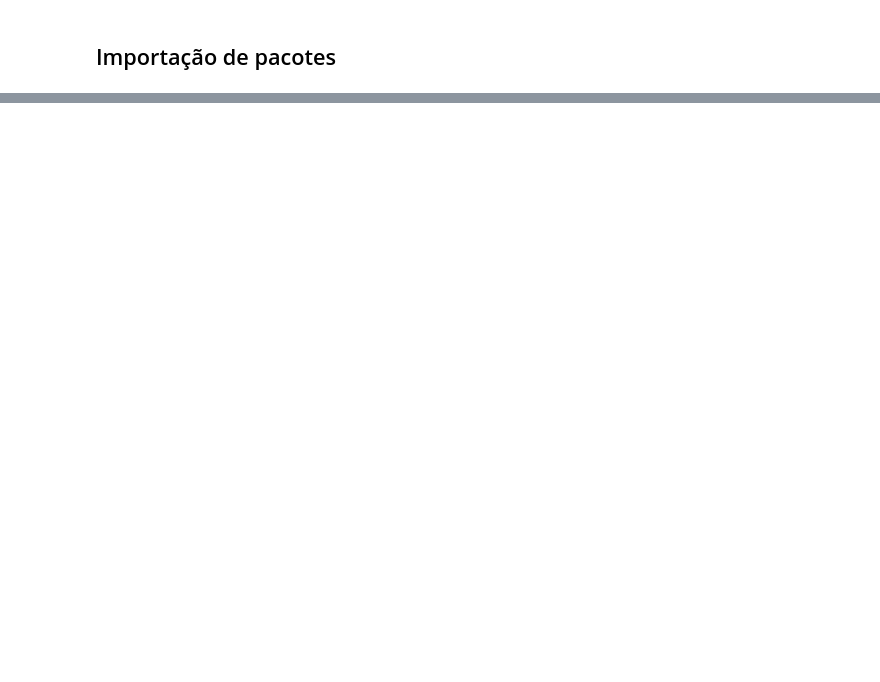
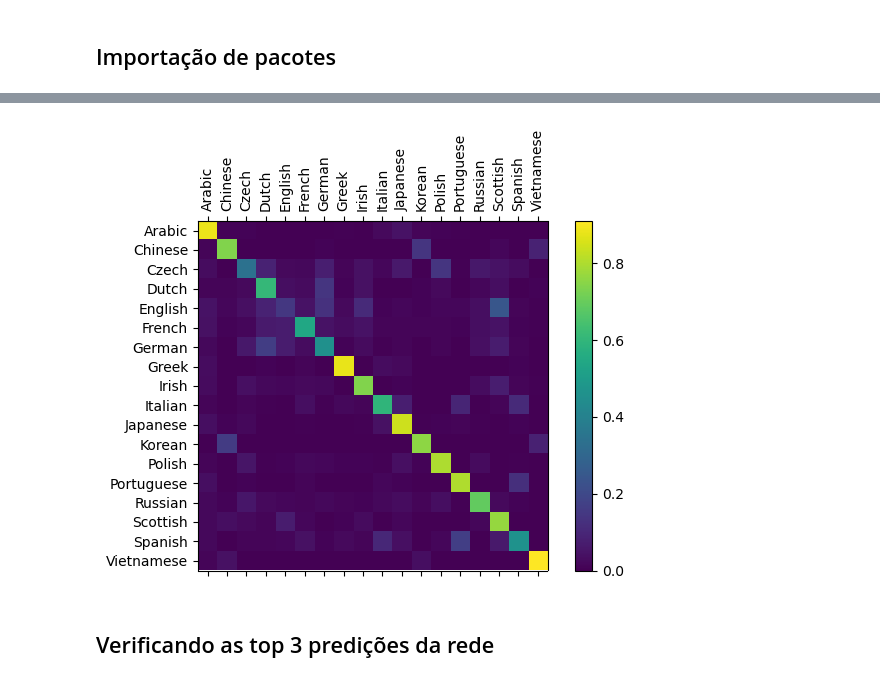
Before and after one commit to ThiagoPoppe/ciag2024, a Jupyter notebook: sequencias/name_classification.ipynb, the cells around one changed output, grey strips where cells are left out. Cells and saved outputs as stored; diff of their text form; code cells hidden in the pictures; blank space fills up the shorter version.

```diff
--- a/sequencias/name_classification.ipynb
+++ b/sequencias/name_classification.ipynb
@@ -261,0 +236,5 @@ tmp.cleanup()
+# %%
+x = torch.rand(1, 10)  # um tensor aleatório com b = 1 e d = 10
+linear = nn.Linear(10, 5, bias=True)  # por padrão o viés sempre será igual à True, estamos apenas explicitando isso
+
+linear(x).shape
@@ -261,0 +345,4 @@ tmp.cleanup()
+# %%
+def get_language_from_output(output):
+    idx = torch.argmax(output, dim=-1)  # as predições estarão na última dimensão do tensor
+    return languages[idx]
@@ -261,0 +445,38 @@ tmp.cleanup()
+# %%
+num_confusion_samples = 10000
+confusion_matrix = torch.zeros(len(languages), len(languages))
+
+model.eval()
+with torch.no_grad():
+    for i in tqdm(range(num_confusion_samples)):
+        name, language, name_tensor, language_tensor = get_random_pair()
+
+        name_tensor = name_tensor.to(device)
+        language_tensor = language_tensor.to(device)
+
+        output = model(name_tensor)
+        guess = get_language_from_output(output)
+
+        guess_idx = languages.index(guess)
+        language_idx = languages.index(language)
+
+        confusion_matrix[language_idx, guess_idx] += 1
+
+# Normalizando as linhas da matriz de confusão
+for i in range(len(languages)):
+    confusion_matrix[i] /= confusion_matrix[i].sum()
+
+# Configurando o plot
+fig, ax = plt.subplots()
+
+img = ax.matshow(confusion_matrix.numpy())
+fig.colorbar(img)
+
+ax.set_xticks(range(len(languages)), languages, rotation=90)
+ax.set_yticks(range(len(languages)), languages)
+
+fig.tight_layout()
+# %% [output]
+[figure, added]
+# %% [markdown]
+## Verificando as top 3 predições da rede
```
Also changed, not shown: parts of 70 cells of this notebook, 4 other files.
